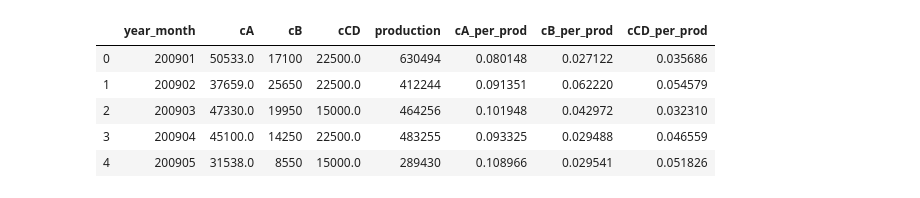
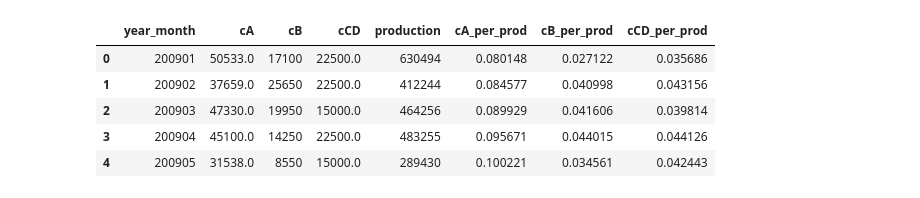
Before and after one commit to ngoodweiler/Data-Analytics-Final_Project, a Jupyter notebook: chemical_regressions.ipynb, the cells around one changed output. Drawn from its saved outputs; the diff is of its cells as text; code cells hidden in the pictures.

Commit message:
starting visualizations, all process and chemical regressions complete

```diff
--- a/chemical_regressions.ipynb
+++ b/chemical_regressions.ipynb
@@ -9,16 +11,16 @@ from sklearn.metrics import mean_squared_error, r2_score
 # %%
 monthly_pA = pd.read_csv('Resources/monthly_pA.csv',index_col=False)
 monthly_pB = pd.read_csv('Resources/monthly_pB.csv',index_col=False)
 monthly_pD = pd.read_csv('Resources/monthly_pD.csv',index_col=False)
-chemicals = pd.read_csv('Resources/chemicals.csv',index_col=False)
+chemicals = pd.read_csv('Resources/chemicals_raw.csv',index_col=False)
 chemicals.head()
 # %% [output]
 |  | year_month | cA | cB | cCD | production | cA_per_prod | cB_per_prod | cCD_per_prod |
 | 0 | 200901 | 50533.0 | 17100 | 22500.0 | 630494 | 0.080148 | 0.027122 | 0.035686 |
-| 1 | 200902 | 37659.0 | 25650 | 22500.0 | 412244 | 0.091351 | 0.062220 | 0.054579 |
-| 2 | 200903 | 47330.0 | 19950 | 15000.0 | 464256 | 0.101948 | 0.042972 | 0.032310 |
-| 3 | 200904 | 45100.0 | 14250 | 22500.0 | 483255 | 0.093325 | 0.029488 | 0.046559 |
-| 4 | 200905 | 31538.0 | 8550 | 15000.0 | 289430 | 0.108966 | 0.029541 | 0.051826 |
+| 1 | 200902 | 37659.0 | 25650 | 22500.0 | 412244 | 0.084577 | 0.040998 | 0.043156 |
+| 2 | 200903 | 47330.0 | 19950 | 15000.0 | 464256 | 0.089929 | 0.041606 | 0.039814 |
+| 3 | 200904 | 45100.0 | 14250 | 22500.0 | 483255 | 0.095671 | 0.044015 | 0.044126 |
+| 4 | 200905 | 31538.0 | 8550 | 15000.0 | 289430 | 0.100221 | 0.034561 | 0.042443 |
 # %%
 # Merge respective chemical usage and production for each process output
 monthly_pA = monthly_pA.merge(chemicals,on='year_month').drop(columns=['cB','cCD','cB_per_prod','cCD_per_prod'])
```
Also changed, not shown: parts of 83 cells of this notebook, 41 other files.
